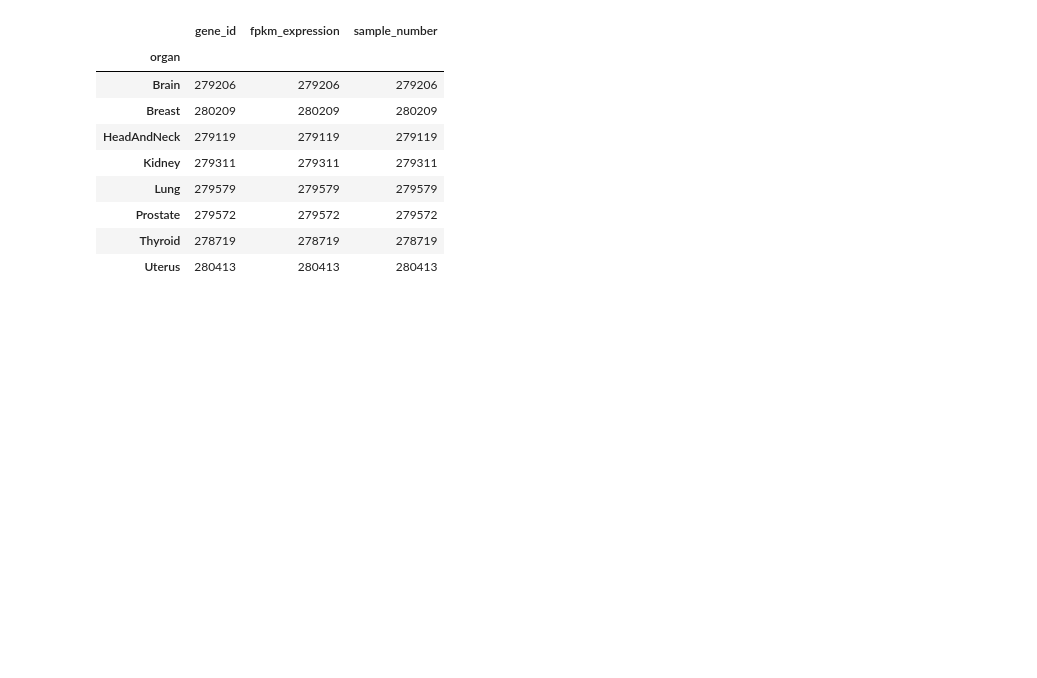
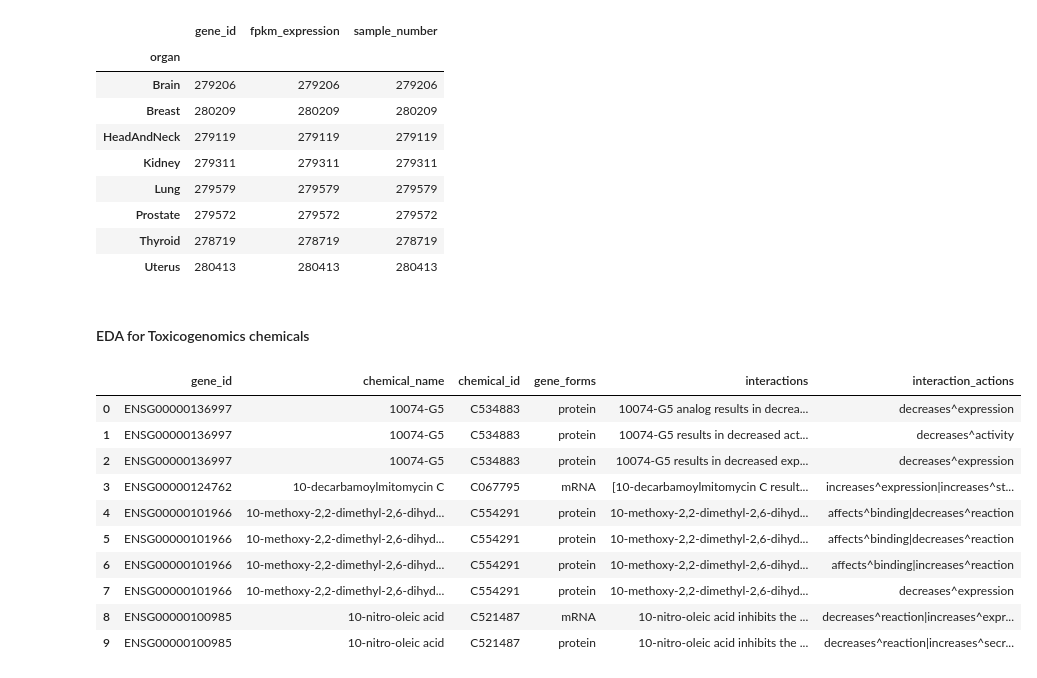
Before and after one commit to paulzuo/genotypeTissueExpressionProject, a Jupyter notebook: CitadelDatathon.ipynb, the cells around one changed output. Drawn from its saved outputs; the diff is of its cells as text; code cells hidden in the pictures; blank space fills up the shorter version.

```diff
--- a/CitadelDatathon.ipynb
+++ b/CitadelDatathon.ipynb
@@ -68,3 +70,19 @@ tcga_df.groupby('organ').count()
 | Prostate | 279572 | 279572 | 279572 |
 | Thyroid | 278719 | 278719 | 278719 |
 | Uterus | 280413 | 280413 | 280413 |
+# %% [markdown]
+#### EDA for Toxicogenomics chemicals
+# %%
+toxicogenomics_chems_df.head(10)
+# %% [output]
+|  | gene_id | chemical_name | chemical_id | gene_forms | interactions | interaction_actions |
+| 0 | ENSG00000136997 | 10074-G5 | C534883 | protein | 10074-G5 analog results in decrea... | decreases^expression |
+| 1 | ENSG00000136997 | 10074-G5 | C534883 | protein | 10074-G5 results in decreased act... | decreases^activity |
+| 2 | ENSG00000136997 | 10074-G5 | C534883 | protein | 10074-G5 results in decreased exp... | decreases^expression |
+| 3 | ENSG00000124762 | 10-decarbamoylmitomycin C | C067795 | mRNA | [10-decarbamoylmitomycin C result... | increases^expression|increases^st... |
+| 4 | ENSG00000101966 | 10-methoxy-2,2-dimethyl-2,6-dihyd... | C554291 | protein | 10-methoxy-2,2-dimethyl-2,6-dihyd... | affects^binding|decreases^reaction |
+| 5 | ENSG00000101966 | 10-methoxy-2,2-dimethyl-2,6-dihyd... | C554291 | protein | 10-methoxy-2,2-dimethyl-2,6-dihyd... | affects^binding|decreases^reaction |
+| 6 | ENSG00000101966 | 10-methoxy-2,2-dimethyl-2,6-dihyd... | C554291 | protein | 10-methoxy-2,2-dimethyl-2,6-dihyd... | affects^binding|increases^reaction |
+| 7 | ENSG00000101966 | 10-methoxy-2,2-dimethyl-2,6-dihyd... | C554291 | protein | 10-methoxy-2,2-dimethyl-2,6-dihyd... | decreases^expression |
+| 8 | ENSG00000100985 | 10-nitro-oleic acid | C521487 | mRNA | 10-nitro-oleic acid inhibits the ... | decreases^reaction|increases^expr... |
+| 9 | ENSG00000100985 | 10-nitro-oleic acid | C521487 | protein | 10-nitro-oleic acid inhibits the ... | decreases^reaction|increases^secr... |
```
Also changed, not shown: parts of 8 cells of this notebook.
